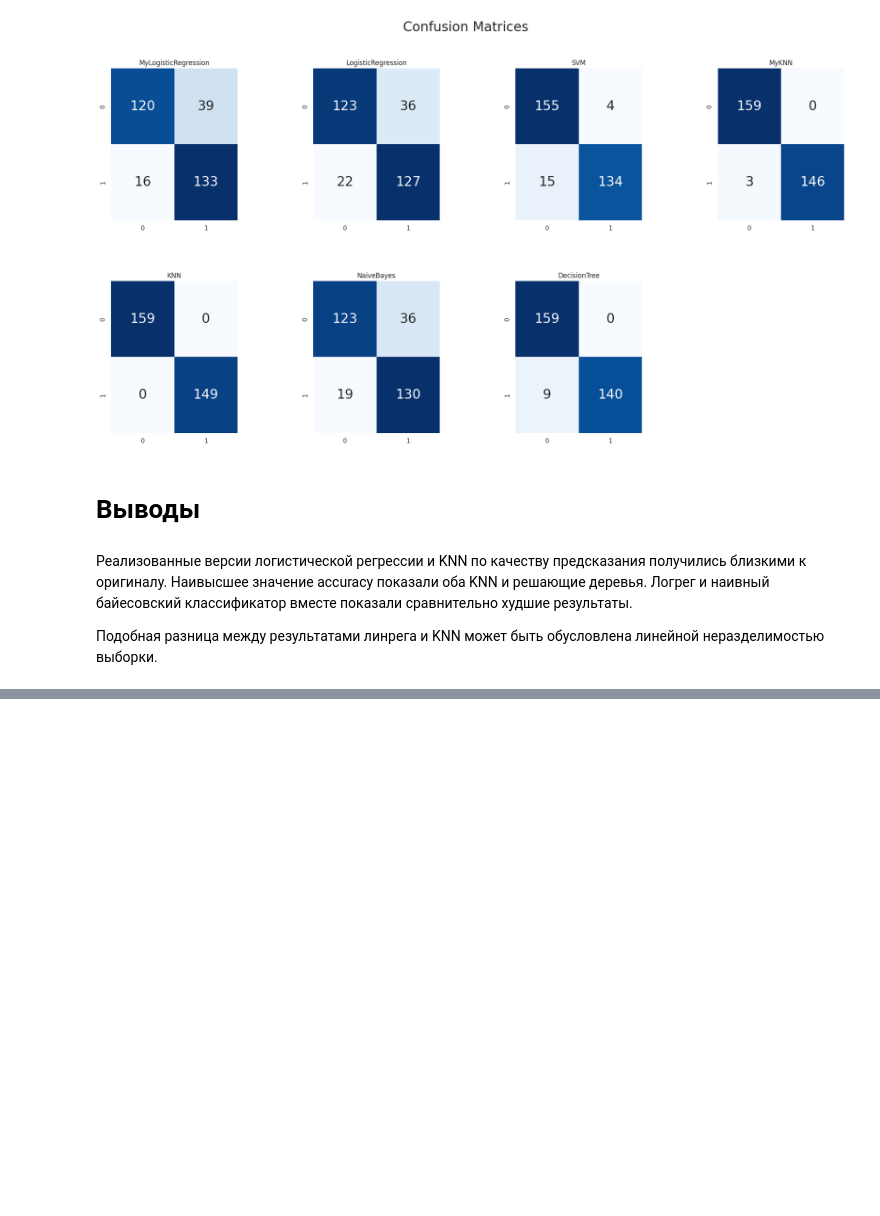
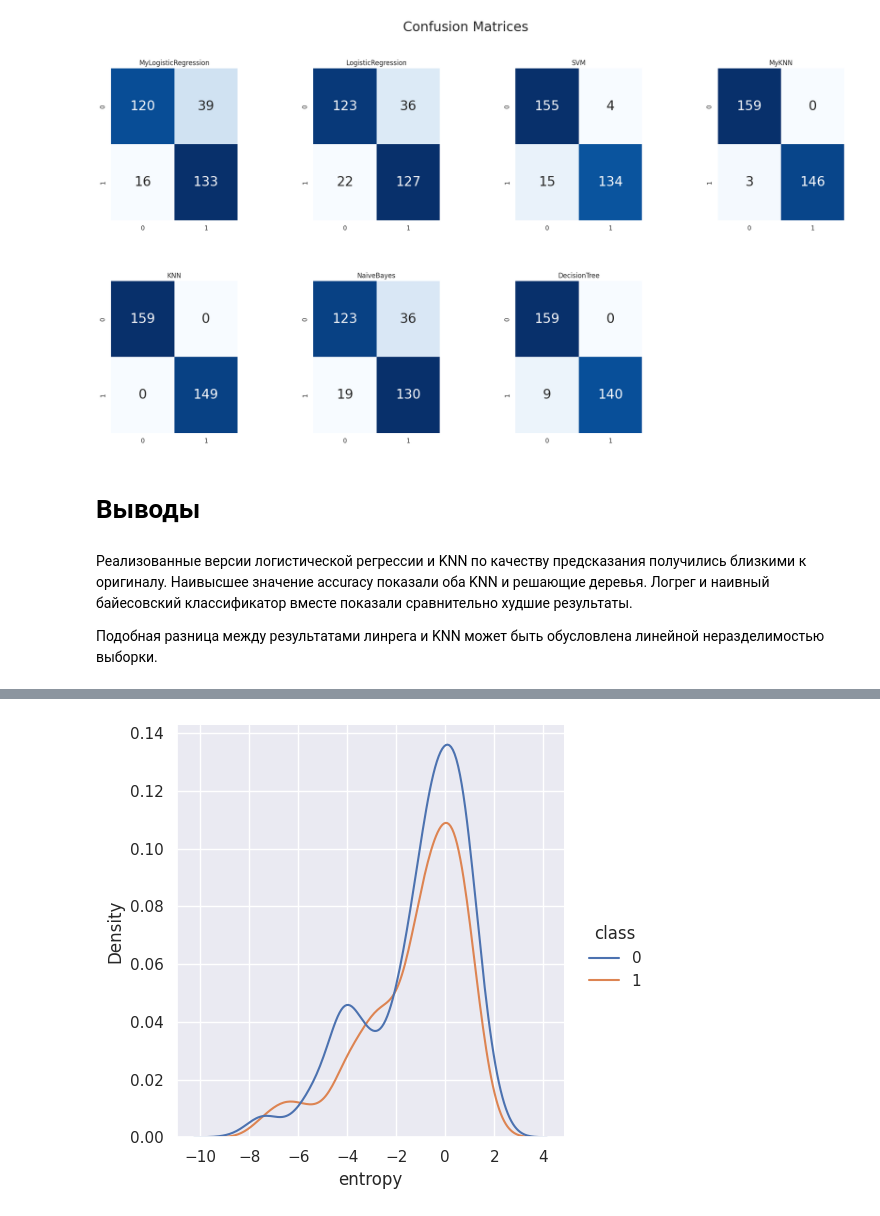
Before and after one commit to achains/ml-course, a Jupyter notebook: notebooks/T2_Classification.ipynb, the cells around one changed output, grey strips where cells are left out. Saved outputs shown, nothing was run; the diff lists cells and outputs as text; code cells hidden in the pictures; blank space fills up the shorter version.

```diff
--- a/notebooks/T2_Classification.ipynb
+++ b/notebooks/T2_Classification.ipynb
@@ -535,0 +589,4 @@ for i, key in enumerate(cm.keys()):
+# %%
+sns.displot(df, x='entropy', kind='kde', hue='class', height=5);
+# %% [output]
+[figure, added]
```
Also changed, not shown: parts of 60 cells of this notebook, 1 other file.
